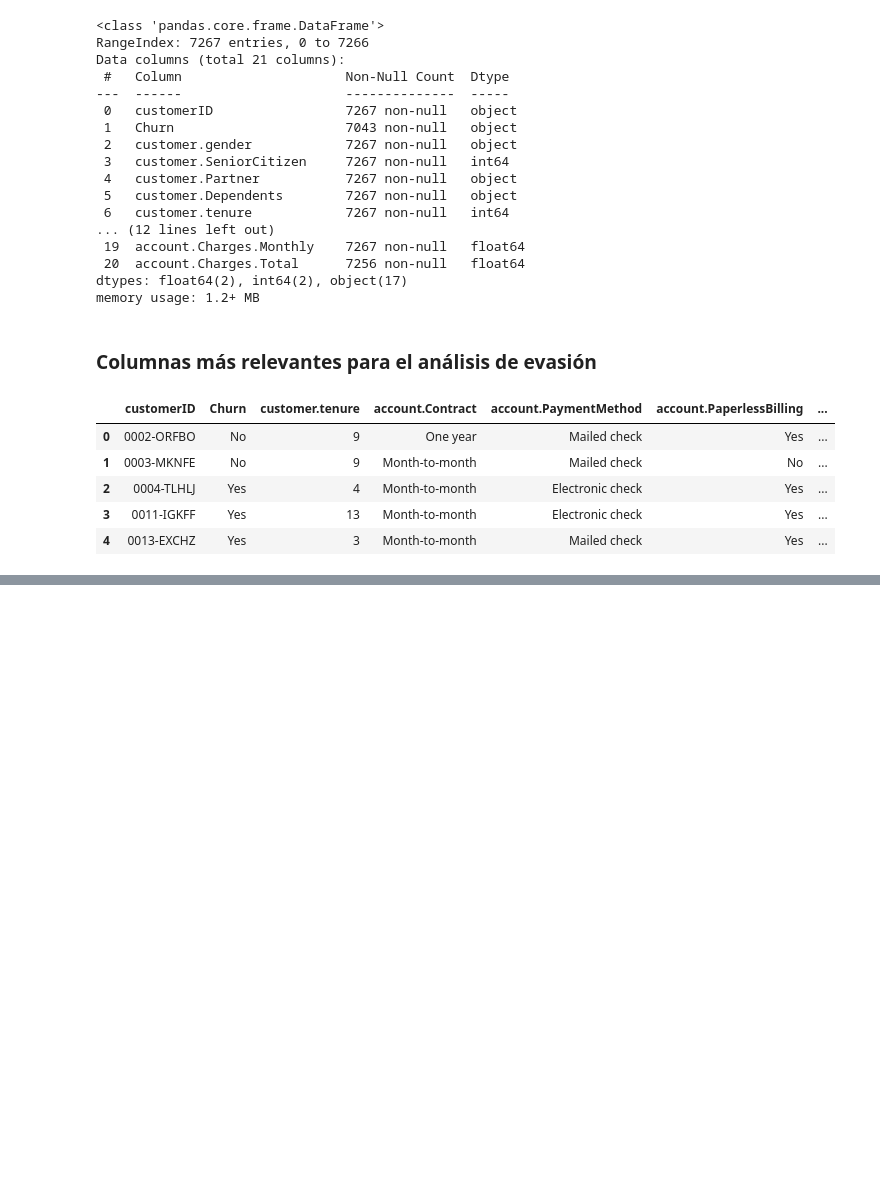
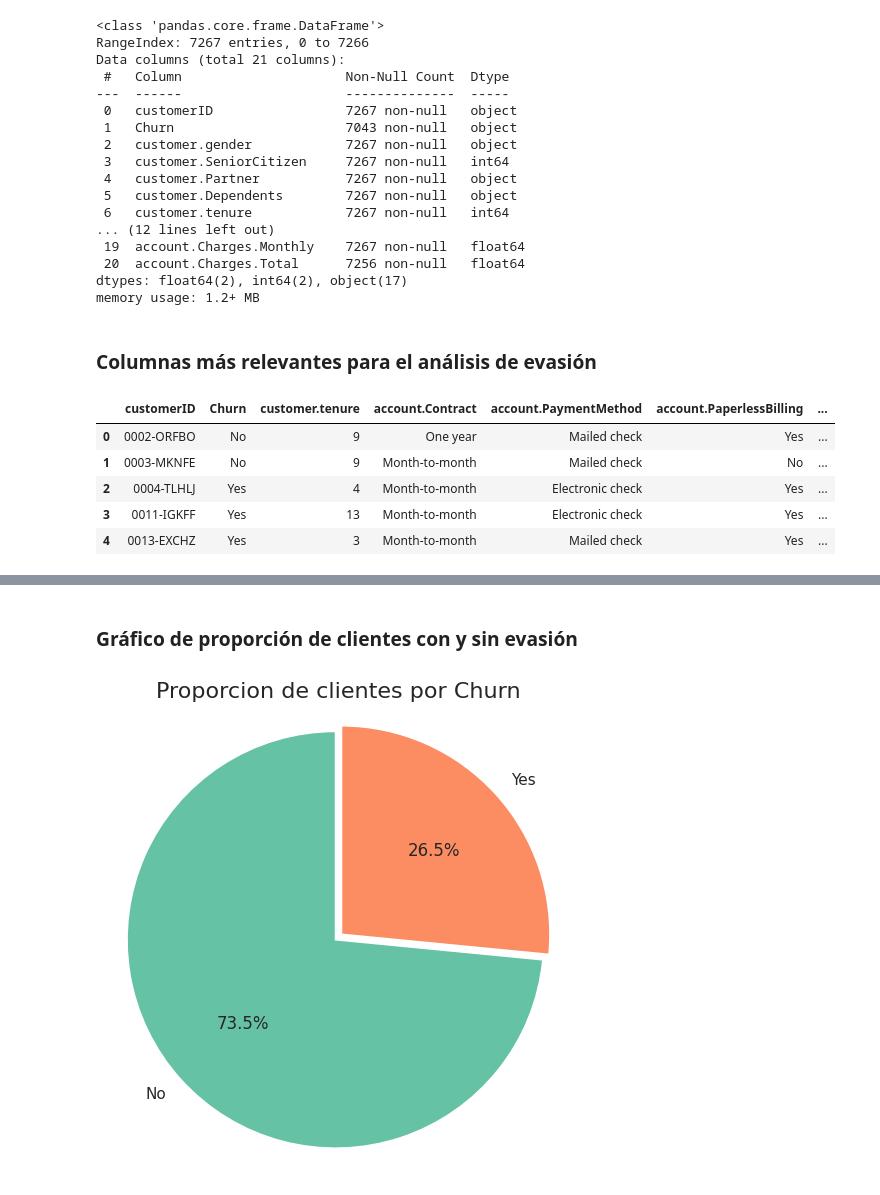
Before and after one commit to Codingencryptedcode/alura-Challenge-Telecom-X-1, a Jupyter notebook: Alura_challenge_TelecomX_1.ipynb, the cells around one changed output, grey strips where cells are left out. Cells and saved outputs as stored; diff of their text form; code cells hidden in the pictures; blank space fills up the shorter version.

Commit message:
añade la generación de gráficos de evasión y redacta conclusiones e insights basados en el análisis; incluir recomendaciones estratégicas fundamentadas en los resultados

```diff
--- a/Alura_challenge_TelecomX_1.ipynb
+++ b/Alura_challenge_TelecomX_1.ipynb
@@ -168,0 +171,3 @@ df_evasion.head()
+# %%
+df_telecomx["Cuentas_Diarias"] = (df_telecomx["account.Charges.Monthly"] / 30.44).round(2)
+df_telecomx["Cuentas_Diarias"].head()
@@ -168,0 +206,16 @@ df_evasion.head()
+# %% [markdown]
+### Gráfico de proporción de clientes con y sin evasión
+# %%
+import matplotlib.pyplot as plt
+import seaborn as sns
+
+sns.set_theme(style="whitegrid", palette="pastel")
+
+plt.figure(figsize=(6, 6))
+df_telecomx['Churn'].value_counts().plot.pie( autopct='%1.1f%%', colors=['#66c2a5', '#fc8d62'], startangle=90, explode=(0.04, 0))
+plt.ylabel('')
+plt.title('Proporcion de clientes por Churn', fontsize=16)
+plt.axis('equal')
+plt.show()
+# %% [output]
+[figure, added]
```
Also changed, not shown: parts of 11 cells of this notebook, 1 other file.
